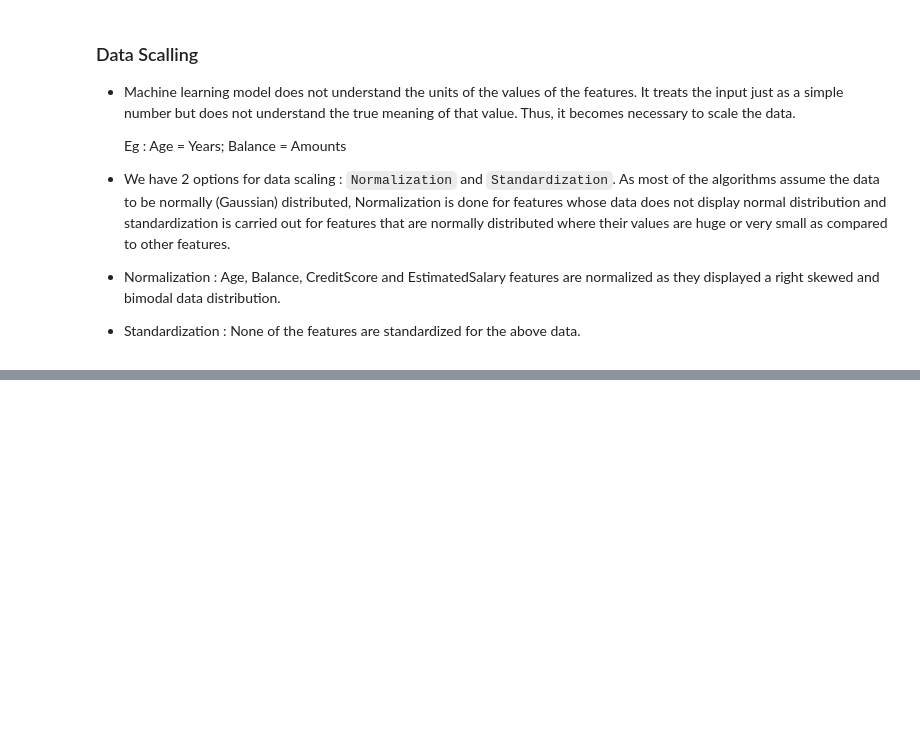
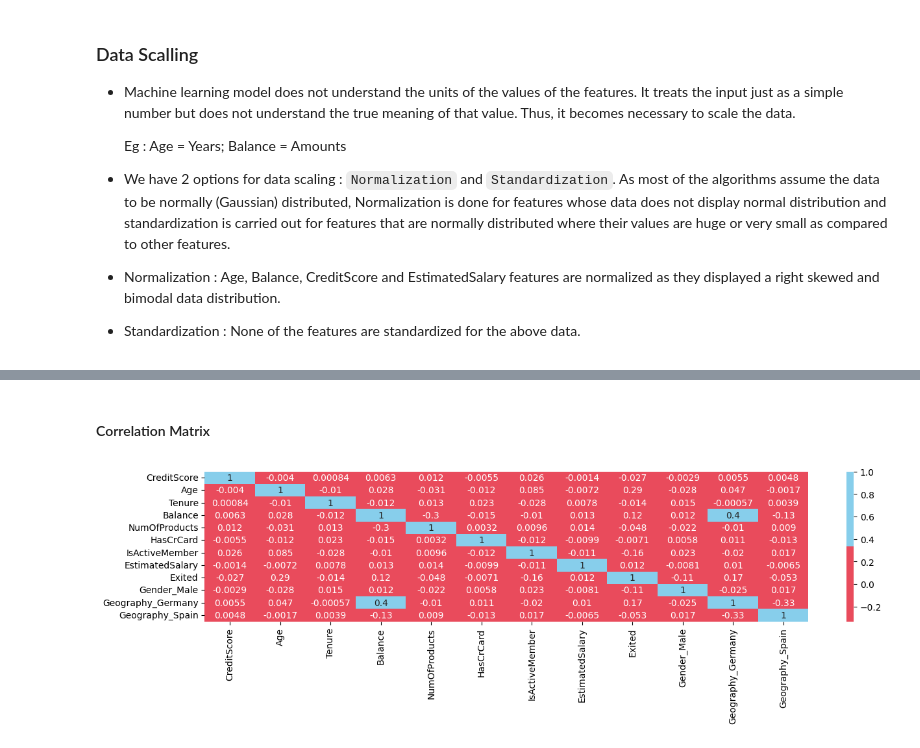
Before and after one commit to jacquesbilombe/CRM-Customers-Churn, a Jupyter notebook: ChurnScore.ipynb, the cells around one changed output, grey strips where cells are left out. Drawn from its saved outputs; the diff is of its cells as text; code cells hidden in the pictures; blank space fills up the shorter version.

```diff
--- a/ChurnScore.ipynb
+++ b/ChurnScore.ipynb
@@ -274,3 +276,14 @@ The visualization provides a comprehensive view of the distribution of Gender, G
 - Normalization : Age, Balance, CreditScore and EstimatedSalary features are normalized as they displayed a right skewed and bimodal data distribution.
 
 - Standardization : None of the features are standardized for the above data.
+# %%
+# Initialize MinMaxScaler
+scaler = MinMaxScaler()
+
+# Selecting numerical columns for scaling
+numerical_columns = ['CreditScore', 'Age', 'Balance', 'EstimatedSalary']
+
+df = df.drop(['CustomerId','Surname'],axis=1)
+# Fit and transform the selected numerical columns
+df[numerical_columns] = scaler.fit_transform(df[numerical_columns])
+df.head()
@@ -276,0 +299,5 @@ The visualization provides a comprehensive view of the distribution of Gender, G
+# %%
+# Variables to apply one hot encoding
+lista = ["Gender", "Geography"]
+df = pd.get_dummies(df, columns =lista, drop_first = True)
+df.tail()
@@ -276,0 +311,7 @@ The visualization provides a comprehensive view of the distribution of Gender, G
+# %% [markdown]
+#### Correlation Matrix
+# %%
+plt.figure(figsize = (15,3))
+sns.heatmap(df.corr(),cmap = colors,annot = True);
+# %% [output]
+[figure, added]
```
Also changed, not shown: parts of 10 cells of this notebook.
